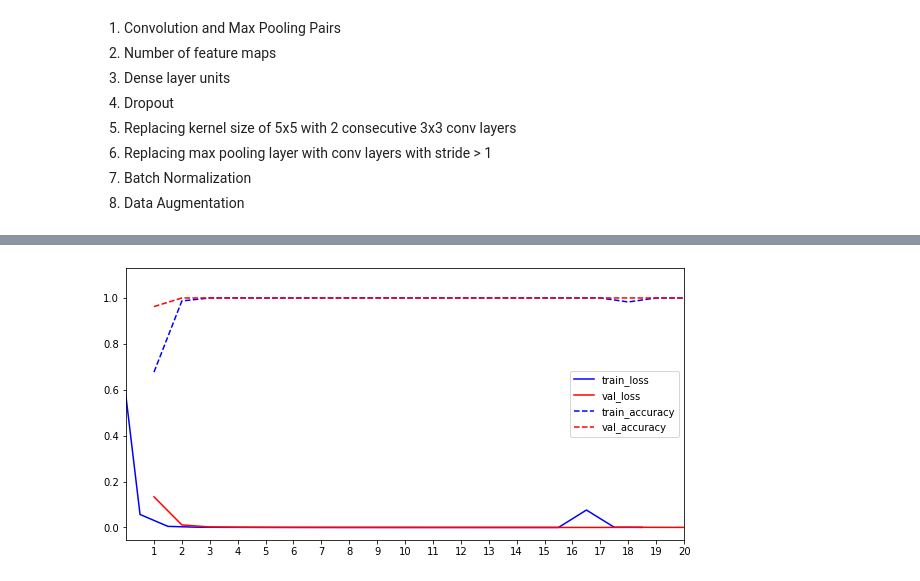
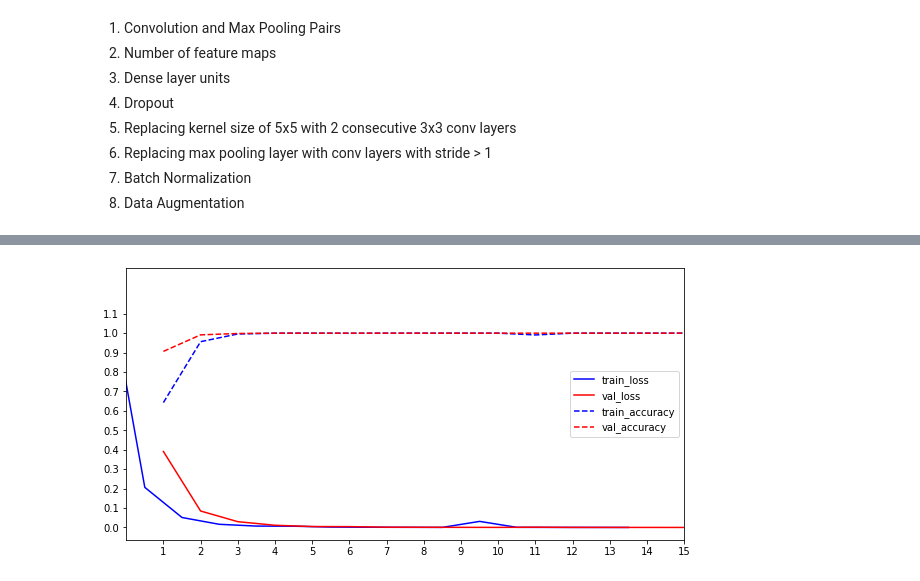
Before and after one commit to Sathwick-Reddy-M/Sign-Language-Recognition, a Jupyter notebook: sign-language-recognition.ipynb, the cells around one changed output, grey strips where cells are left out. Saved outputs shown, nothing was run; the diff lists cells and outputs as text; code cells hidden in the pictures.

Commit message:
Modify get_train_val_plots

```diff
--- a/sign-language-recognition.ipynb
+++ b/sign-language-recognition.ipynb
@@ -219,10 +220,10 @@ ax.legend()
 [figure]
 # %%
 # Defining a function the get the plots
-def get_train_val_plots(h):
+def get_train_val_plots(h, yticks=None, figsize=(10, 5)):
     # h: Any dictionary like the history.history
 
-    fig, ax = plt.subplots(figsize=(10, 5))
+    fig, ax = plt.subplots(figsize=figsize)
     n_epochs = len(h['loss'])
 
     ax.plot(np.arange(n_epochs)-0.5, h['loss'], color='b', label='train_loss')
@@ -231,6 +232,8 @@ def get_train_val_plots(h):
     ax.plot(range(1, n_epochs+1), h['val_accuracy'], color='r', label='val_accuracy', linestyle='--')
     ax.set_xlim(0, n_epochs)
     ax.set_xticks(range(1, n_epochs+1))
+    if yticks is not None:
+        ax.set_yticks(yticks)
     ax.legend()
 # %%
 get_train_val_plots(h)
@@ -504,2 +529,0 @@ h_1_2 = np.load('models/experiment-1-2-history', allow_pickle=True)
-# %%
-get_train_val_plots(h_1_1)
@@ -508,4 +530,4 @@ get_train_val_plots(h_1_1)
-# %%
-get_train_val_plots(h_1_2)
-# %% [output]
-[figure, removed]
+# %%
+get_train_val_plots(h_1_1, yticks=np.arange(0, 1.2, 0.1))
+# %% [output]
+[figure, added]
```
Also changed, not shown: parts of 16 cells of this notebook.
